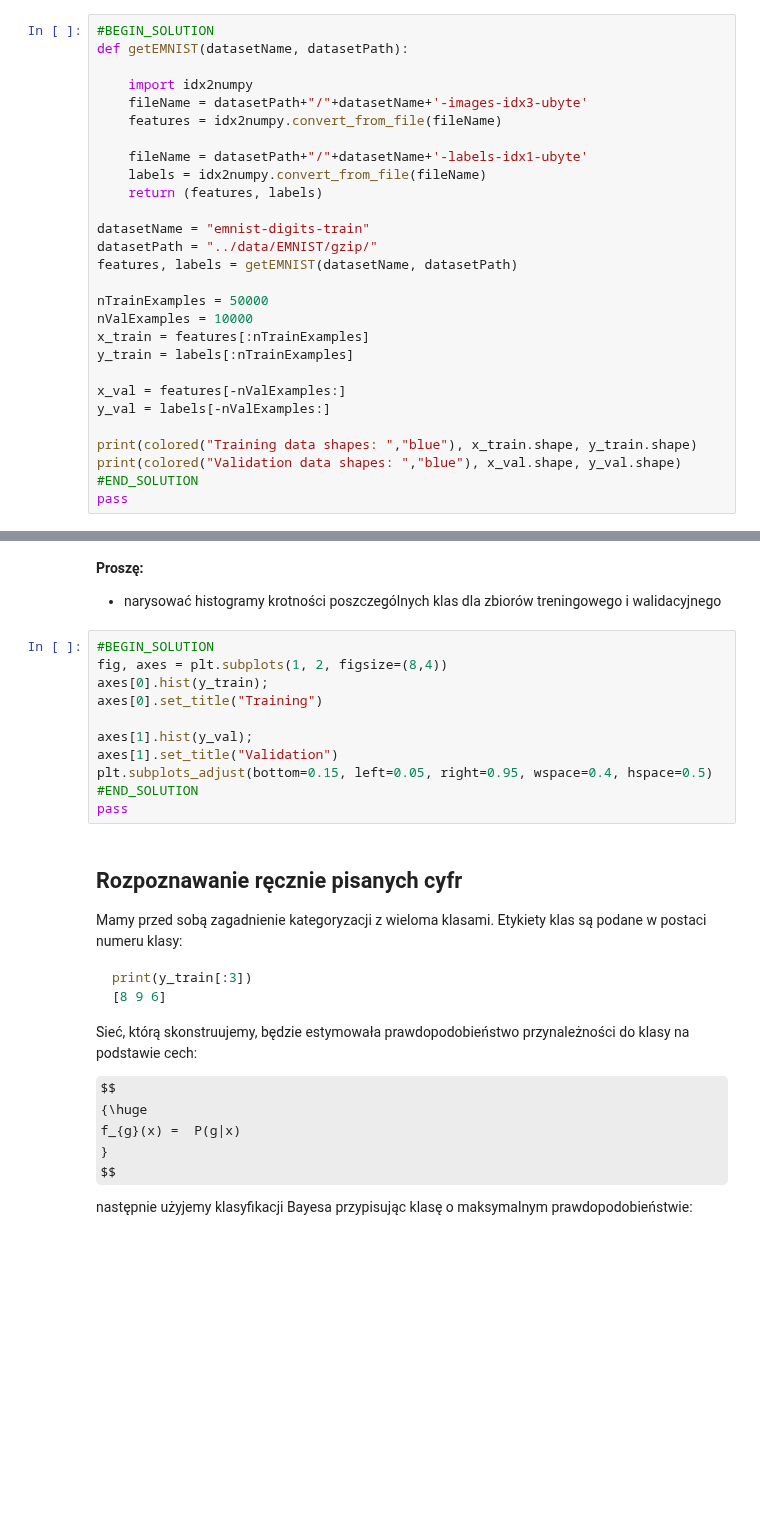
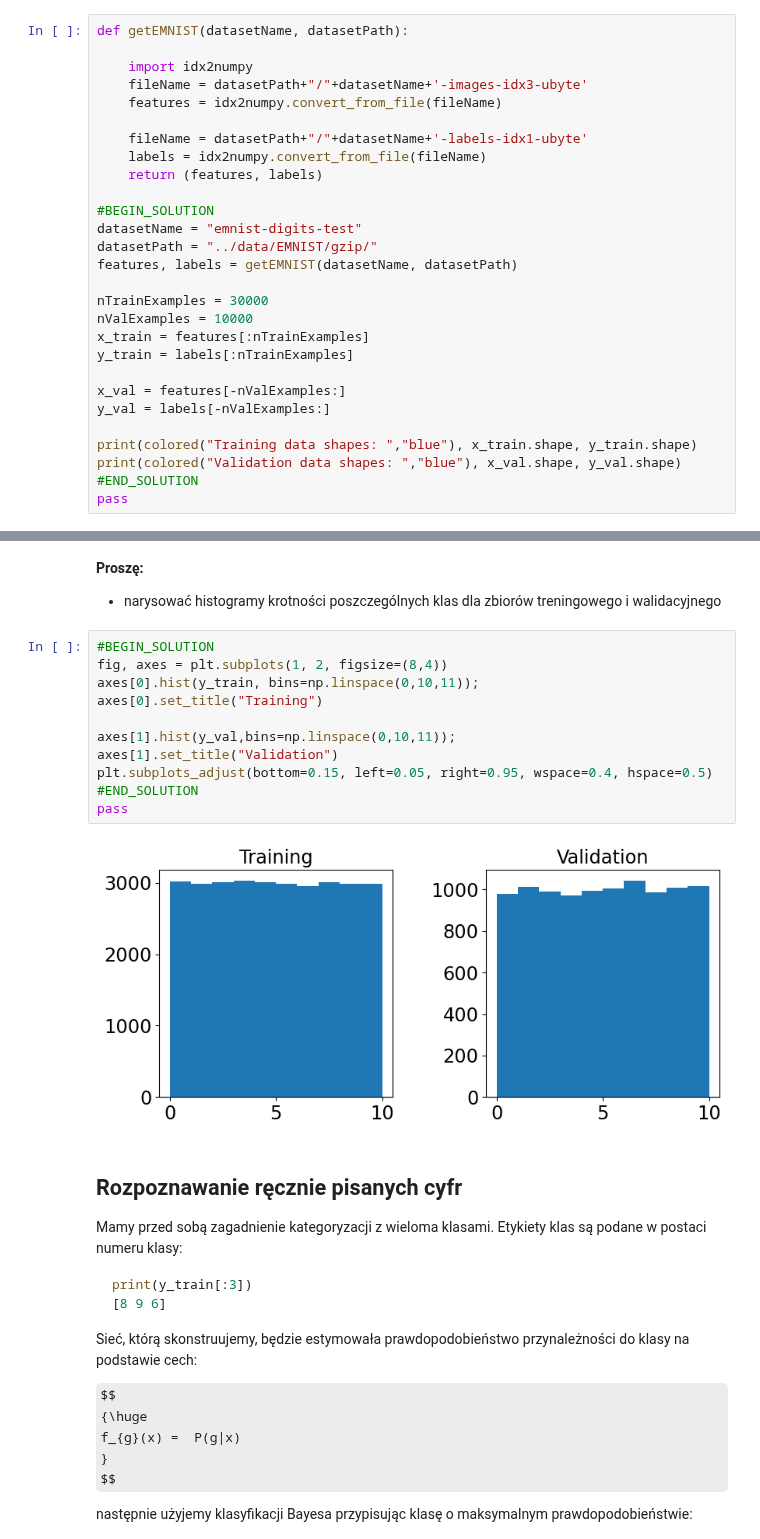
Before and after one commit to akalinow/UczenieMaszynoweII, a Jupyter notebook: PL/05_Sieci_w_pelni_polaczone_2.ipynb, the cells around one changed output, grey strips where cells are left out. Drawn from its saved outputs; the diff is of its cells as text; some formulas as TeX source; blank space fills up the shorter version.

```diff
--- a/PL/05_Sieci_w_pelni_polaczone_2.ipynb
+++ b/PL/05_Sieci_w_pelni_polaczone_2.ipynb
@@ -104,5 +126,4 @@ a każdy piksel koduje poziom szarości w 8 bitowej skali.
 # %%
-#BEGIN_SOLUTION
 def getEMNIST(datasetName, datasetPath):
 
     import idx2numpy
@@ -113,11 +134,12 @@ def getEMNIST(datasetName, datasetPath):
     labels = idx2numpy.convert_from_file(fileName)
     return (features, labels)
 
-datasetName = "emnist-digits-train"
+#BEGIN_SOLUTION
+datasetName = "emnist-digits-test"
 datasetPath = "../data/EMNIST/gzip/"
 features, labels = getEMNIST(datasetName, datasetPath)
 
-nTrainExamples = 50000
+nTrainExamples = 30000
 nValExamples = 10000
 x_train = features[:nTrainExamples]
 y_train = labels[:nTrainExamples]
@@ -173,14 +204,16 @@ pass
 # %%
 #BEGIN_SOLUTION
 fig, axes = plt.subplots(1, 2, figsize=(8,4))
-axes[0].hist(y_train);
+axes[0].hist(y_train, bins=np.linspace(0,10,11));
 axes[0].set_title("Training")
 
-axes[1].hist(y_val);
+axes[1].hist(y_val,bins=np.linspace(0,10,11));
 axes[1].set_title("Validation")
 plt.subplots_adjust(bottom=0.15, left=0.05, right=0.95, wspace=0.4, hspace=0.5)
 #END_SOLUTION
 pass
+# %% [output]
+[figure, added]
 # %% [markdown]
 ## Rozpoznawanie ręcznie pisanych cyfr
 
```
Also changed, not shown: parts of 28 cells of this notebook, 1 other file.
